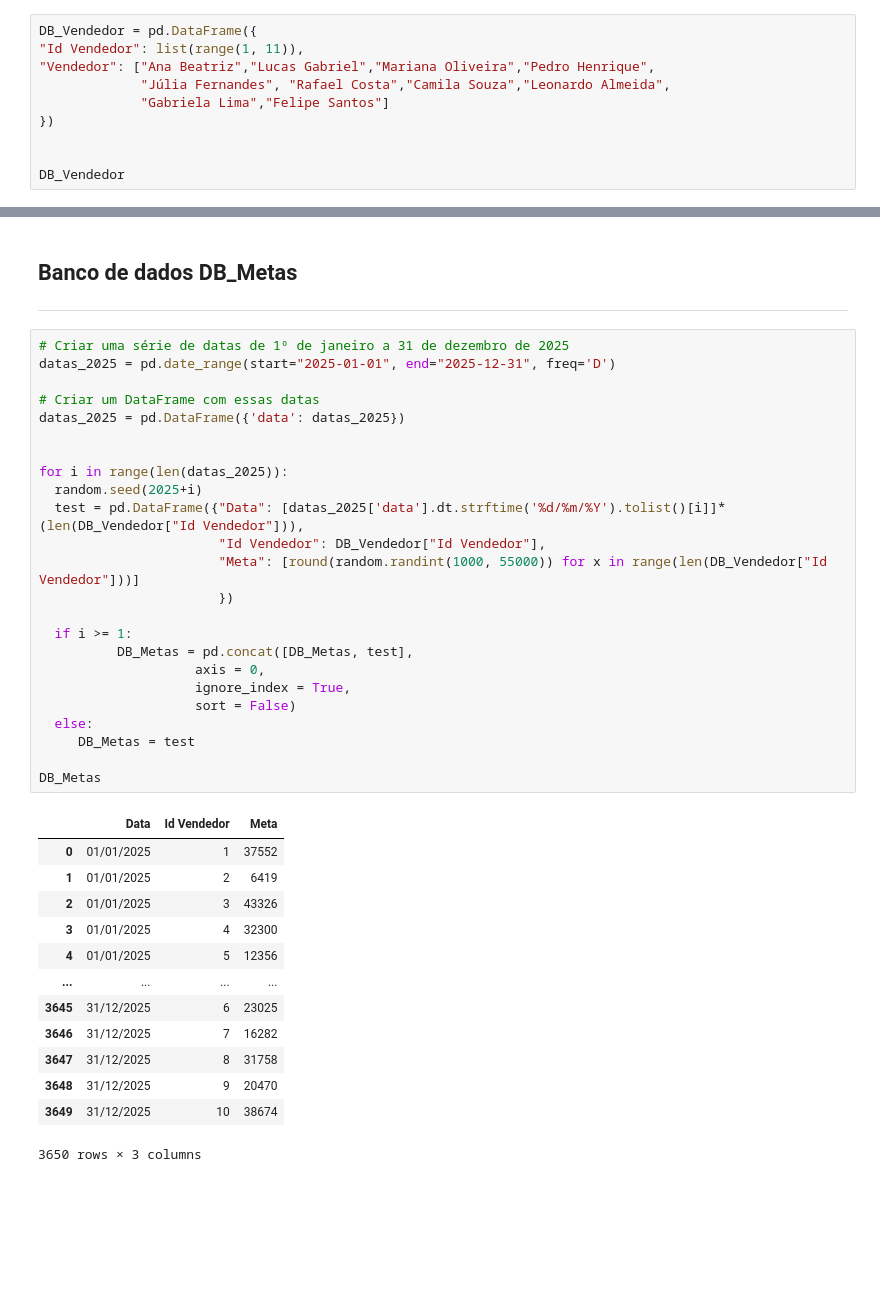
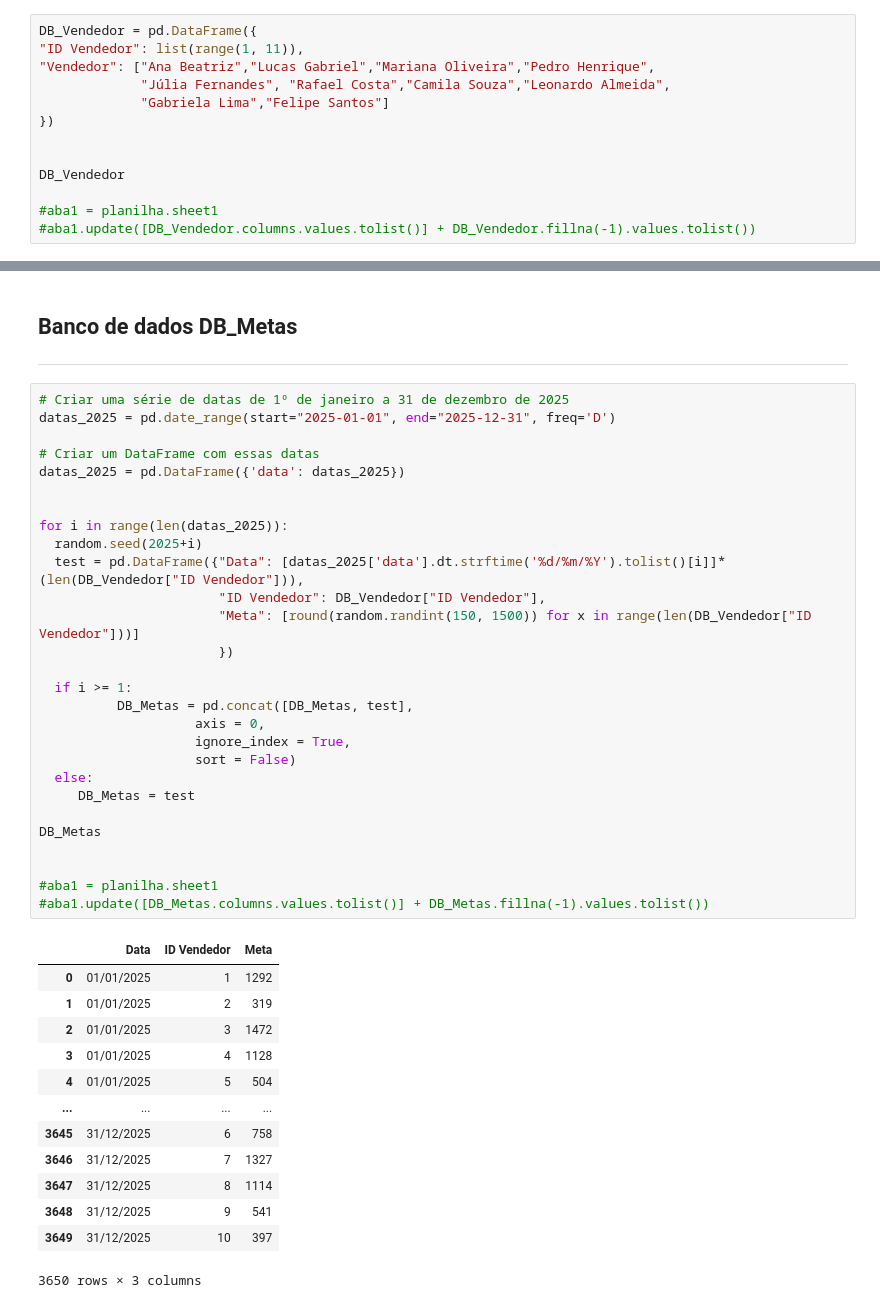
Before and after one commit to Tiago-HCruz/Loja-Mercadoria-Alimenticios, a Jupyter notebook: Python/Script_Proj_Varejo.ipynb, the cells around one changed output, grey strips where cells are left out. Cells and saved outputs as stored; diff of their text form; blank space fills up the shorter version.

```diff
--- a/Python/Script_Proj_Varejo.ipynb
+++ b/Python/Script_Proj_Varejo.ipynb
@@ -225,7 +234,7 @@ df5
 ---
 # %%
 DB_Vendedor = pd.DataFrame({
-"Id Vendedor": list(range(1, 11)),
+"ID Vendedor": list(range(1, 11)),
 "Vendedor": ["Ana Beatriz","Lucas Gabriel","Mariana Oliveira","Pedro Henrique",
              "Júlia Fernandes", "Rafael Costa","Camila Souza","Leonardo Almeida",
              "Gabriela Lima","Felipe Santos"]
@@ -233,4 +242,7 @@ DB_Vendedor = pd.DataFrame({
 
 
 DB_Vendedor
+
+#aba1 = planilha.sheet1
+#aba1.update([DB_Vendedor.columns.values.tolist()] + DB_Vendedor.fillna(-1).values.tolist())
 # %% [output]
@@ -304,38 +322,42 @@ DB_Categoria
 # %%
 # Criar uma série de datas de 1º de janeiro a 31 de dezembro de 2025
 datas_2025 = pd.date_range(start="2025-01-01", end="2025-12-31", freq='D')
 
 # Criar um DataFrame com essas datas
 datas_2025 = pd.DataFrame({'data': datas_2025})
 
 
 for i in range(len(datas_2025)):
   random.seed(2025+i)
-  test = pd.DataFrame({"Data": [datas_2025['data'].dt.strftime('%d/%m/%Y').tolist()[i]]*(len(DB_Vendedor["Id Vendedor"])),
-                       "Id Vendedor": DB_Vendedor["Id Vendedor"],
-                       "Meta": [round(random.randint(1000, 55000)) for x in range(len(DB_Vendedor["Id Vendedor"]))]
+  test = pd.DataFrame({"Data": [datas_2025['data'].dt.strftime('%d/%m/%Y').tolist()[i]]*(len(DB_Vendedor["ID Vendedor"])),
+                       "ID Vendedor": DB_Vendedor["ID Vendedor"],
+                       "Meta": [round(random.randint(150, 1500)) for x in range(len(DB_Vendedor["ID Vendedor"]))]
                        })
 
   if i >= 1:
           DB_Metas = pd.concat([DB_Metas, test],
                     axis = 0,
                     ignore_index = True,
                     sort = False)
   else:
      DB_Metas = test
 
 DB_Metas
+
+
+#aba1 = planilha.sheet1
+#aba1.update([DB_Metas.columns.values.tolist()] + DB_Metas.fillna(-1).values.tolist())
 # %% [output]
-|  | Data | Id Vendedor | Meta |
-| 0 | 01/01/2025 | 1 | 37552 |
-| 1 | 01/01/2025 | 2 | 6419 |
-| 2 | 01/01/2025 | 3 | 43326 |
-| 3 | 01/01/2025 | 4 | 32300 |
-| 4 | 01/01/2025 | 5 | 12356 |
+|  | Data | ID Vendedor | Meta |
+| 0 | 01/01/2025 | 1 | 1292 |
+| 1 | 01/01/2025 | 2 | 319 |
+| 2 | 01/01/2025 | 3 | 1472 |
+| 3 | 01/01/2025 | 4 | 1128 |
+| 4 | 01/01/2025 | 5 | 504 |
 | ... | ... | ... | ... |
-| 3645 | 31/12/2025 | 6 | 23025 |
-| 3646 | 31/12/2025 | 7 | 16282 |
-| 3647 | 31/12/2025 | 8 | 31758 |
-| 3648 | 31/12/2025 | 9 | 20470 |
-| 3649 | 31/12/2025 | 10 | 38674 |
+| 3645 | 31/12/2025 | 6 | 758 |
+| 3646 | 31/12/2025 | 7 | 1327 |
+| 3647 | 31/12/2025 | 8 | 1114 |
+| 3648 | 31/12/2025 | 9 | 541 |
+| 3649 | 31/12/2025 | 10 | 397 |
 3650 rows × 3 columns
```
Also changed, not shown: parts of 9 cells of this notebook.
